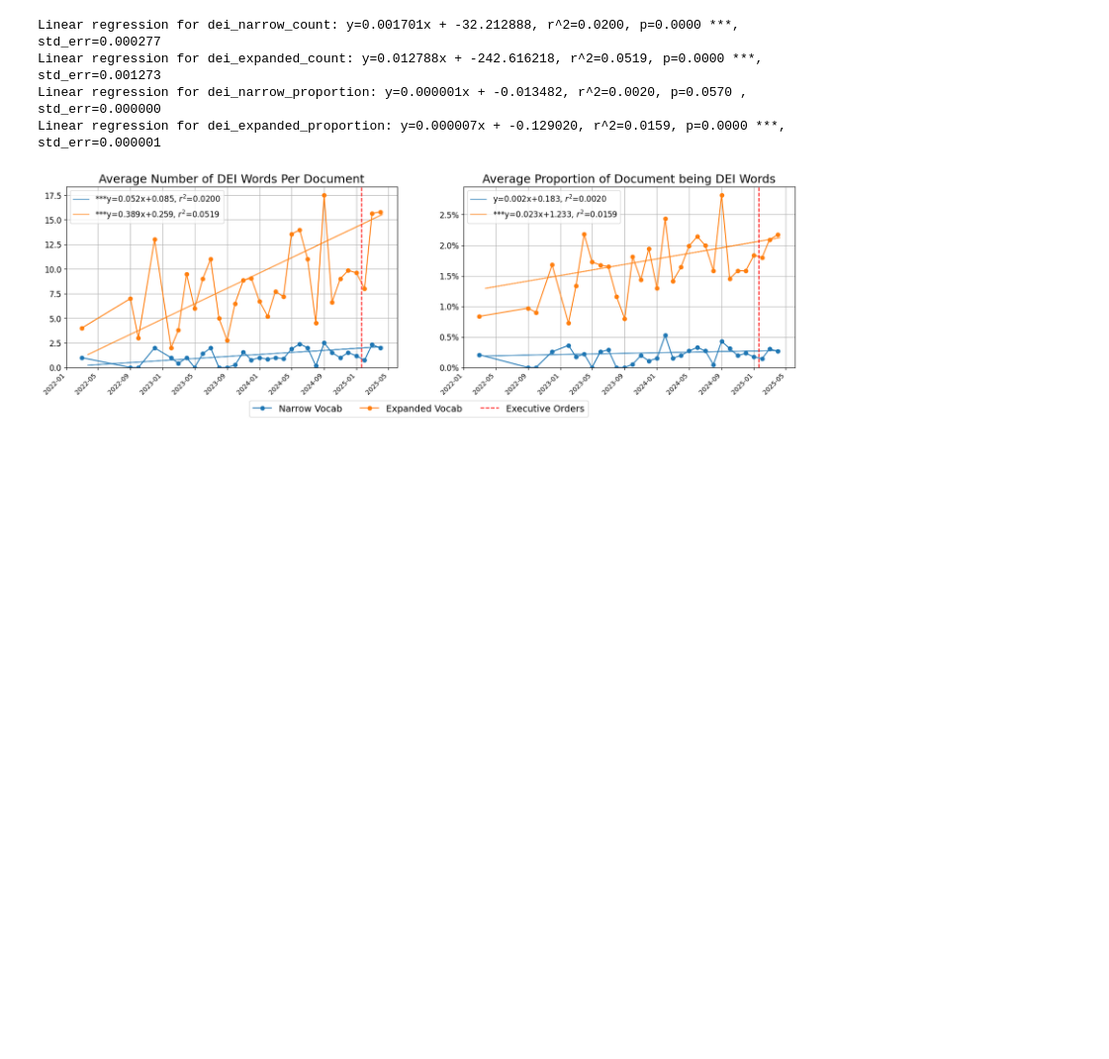
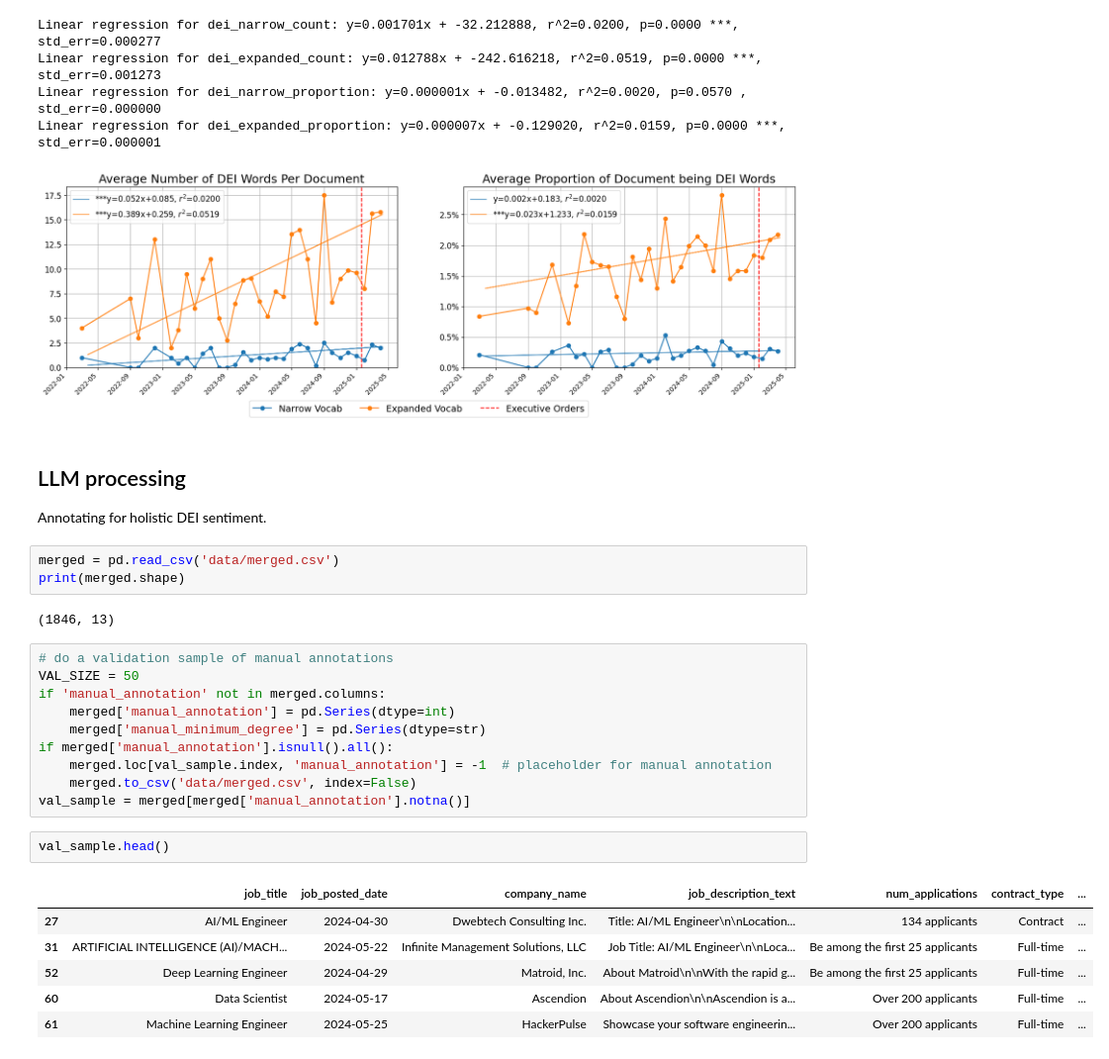
Before and after one commit to evelynyee/jobs_dei, a Jupyter notebook: prelim.ipynb, the cells around one changed output. Shown at 99% size. Cells and saved outputs as stored; diff of their text form; blank space fills up the shorter version.

Commit message:
manual annotations: dei and degree

```diff
--- a/prelim.ipynb
+++ b/prelim.ipynb
@@ -330,3 +330,30 @@ Linear regression for dei_expanded_count: y=0.012788x + -242.616218, r^2=0.0519,
 Linear regression for dei_narrow_proportion: y=0.000001x + -0.013482, r^2=0.0020, p=0.0570 , std_err=0.000000
 Linear regression for dei_expanded_proportion: y=0.000007x + -0.129020, r^2=0.0159, p=0.0000 ***, std_err=0.000001
 [figure]
+# %% [markdown]
+## LLM processing
+Annotating for holistic DEI sentiment.
+# %%
+merged = pd.read_csv('data/merged.csv')
+print(merged.shape)
+# %% [output]
+(1846, 13)
+# %%
+# do a validation sample of manual annotations
+VAL_SIZE = 50
+if 'manual_annotation' not in merged.columns:
+    merged['manual_annotation'] = pd.Series(dtype=int)
+    merged['manual_minimum_degree'] = pd.Series(dtype=str)
+if merged['manual_annotation'].isnull().all():
+    merged.loc[val_sample.index, 'manual_annotation'] = -1  # placeholder for manual annotation
+    merged.to_csv('data/merged.csv', index=False)
+val_sample = merged[merged['manual_annotation'].notna()]
+# %%
+val_sample.head()
+# %% [output]
+|  | job_title | job_posted_date | company_name | job_description_text | num_applications | contract_type | ... |
+| 27 | AI/ML Engineer | 2024-04-30 | Dwebtech Consulting Inc. | Title: AI/ML Engineer\n\nLocation... | 134 applicants | Contract | ... |
+| 31 | ARTIFICIAL INTELLIGENCE (AI)/MACH... | 2024-05-22 | Infinite Management Solutions, LLC | Job Title: AI/ML Engineer\n\nLoca... | Be among the first 25 applicants | Full-time | ... |
+| 52 | Deep Learning Engineer | 2024-04-29 | Matroid, Inc. | About Matroid\n\nWith the rapid g... | Be among the first 25 applicants | Full-time | ... |
+| 60 | Data Scientist | 2024-05-17 | Ascendion | About Ascendion\n\nAscendion is a... | Over 200 applicants | Full-time | ... |
+| 61 | Machine Learning Engineer | 2024-05-25 | HackerPulse | Showcase your software engineerin... | Over 200 applicants | Full-time | ... |
```
Also changed, not shown: parts of 2 cells of this notebook, 2 other files.
